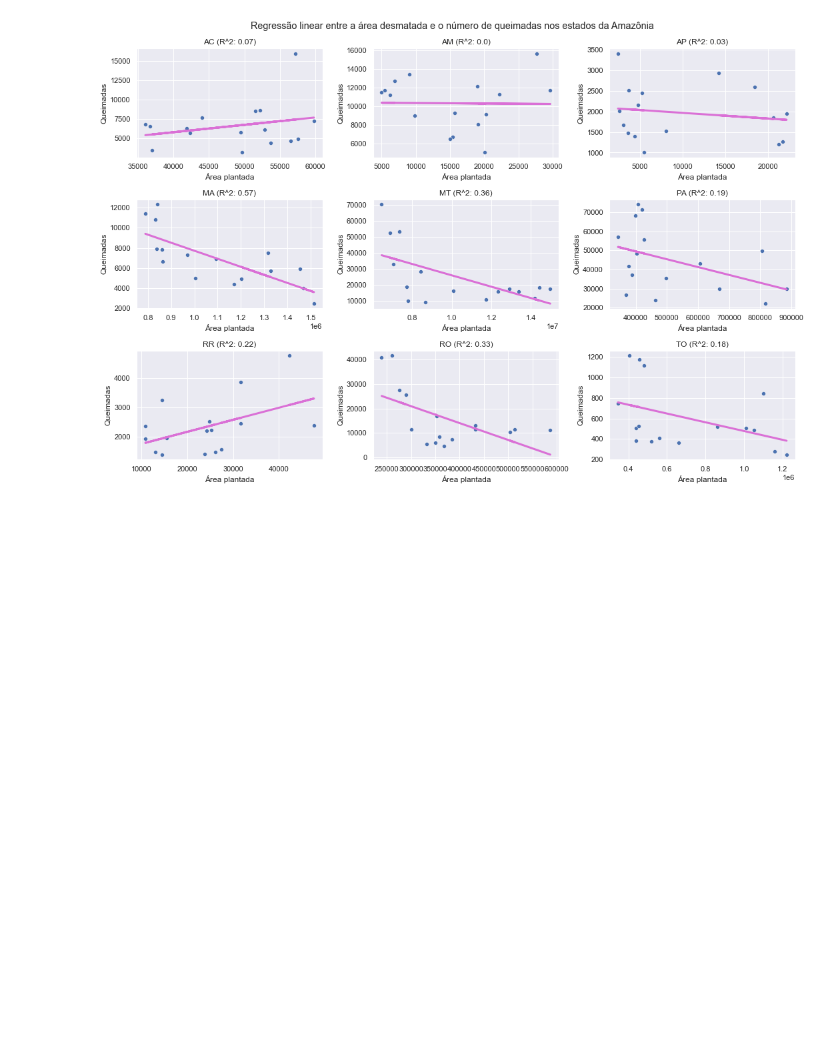
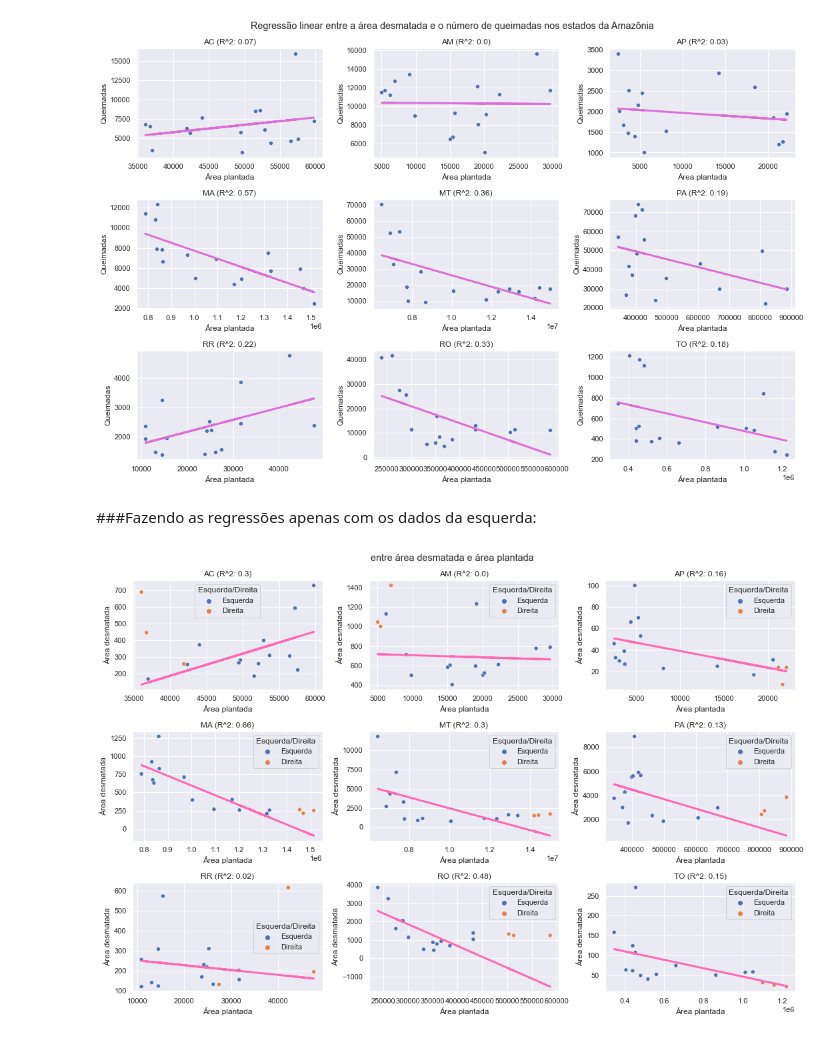
Before and after one commit to thiagomrs/icd2021projetoFinal, a Jupyter notebook: correlação.ipynb, the cells around one changed output. Drawn from its saved outputs; the diff is of its cells as text; code cells hidden in the pictures; blank space fills up the shorter version.

Commit message:
correlação entre esquerda e direita com os estados

```diff
--- a/correlação.ipynb
+++ b/correlação.ipynb
@@ -243,3 +248,7 @@ for estado in estados:
+# %%
+for i in range(len(df_all)):
+    df_all[i].loc[df_all[i]['Anos'] <= 2016, 'Esquerda/Direita'] = 'Esquerda'
+    df_all[i].loc[df_all[i]['Anos'] >= 2017, 'Esquerda/Direita'] = 'Direita'
 # %%
 lr_all_desmatada = []
 lr_all_queimadas = []
@@ -269,3 +278,35 @@ subplots_reg('Área desmatada', lr_all_desmatada, 'Regressão linear entre a ár
 subplots_reg('Queimadas', lr_all_queimadas, 'Regressão linear entre a área desmatada e o número de queimadas nos estados da Amazônia', 'orchid')
 # %% [output]
 [figure]
+# %%
+df_all_left = []
+df_all_right = []
+for i in range(len(df_all)):
+    df_all_left.append(df_all[i].loc[:2016])
+    df_all_right.append(df_all[i].loc[2017:])
+# %% [markdown]
+###Fazendo as regressões apenas com os dados da esquerda:
+# %%
+lr_esquerda_desmatada = []
+lr_esquerda_queimadas = []
+for i in range(len(estados)):
+    lr_esquerda_desmatada.append(ss.linregress(df_all_left[i]['Área plantada'], df_all_left[i]['Área desmatada']))
+    lr_esquerda_queimadas.append(ss.linregress(df_all_left[i]['Área plantada'], df_all_left[i]['Queimadas']))
+# %%
+def subplots_reg_color(col, lr, title, color):
+    fig = plt.figure(figsize=(15,10))
+    gs = fig.add_gridspec(3,3)
+    plt.rcParams['lines.linewidth'] = 3
+    for i in range(len(estados)):
+        fig.add_subplot(gs[i//3, i%3])
+        sns.scatterplot(x=df_all[i]['Área plantada'], y=df_all[i][col], hue=df_all[i]['Esquerda/Direita'], legend='brief')
+        y_hat = lr[i].slope * df_all[i]['Área plantada'] + lr[i].intercept
+        plt.plot(df_all[i]['Área plantada'], y_hat, color=color)
+        plt.tight_layout()
+        plt.suptitle(title)
+        plt.title(f'{estados[i]} (R^2: {round(lr[i].rvalue**2, 2)})')
+# %%
+# regressão feita apenas nos dados da esquerda, e plots feitos com todos os dados
+subplots_reg_color('Área desmatada', lr_esquerda_desmatada, 'entre área desmatada e área plantada', 'hotpink')
+# %% [output]
+[figure, added]
```
Also changed, not shown: parts of 4 cells of this notebook.
